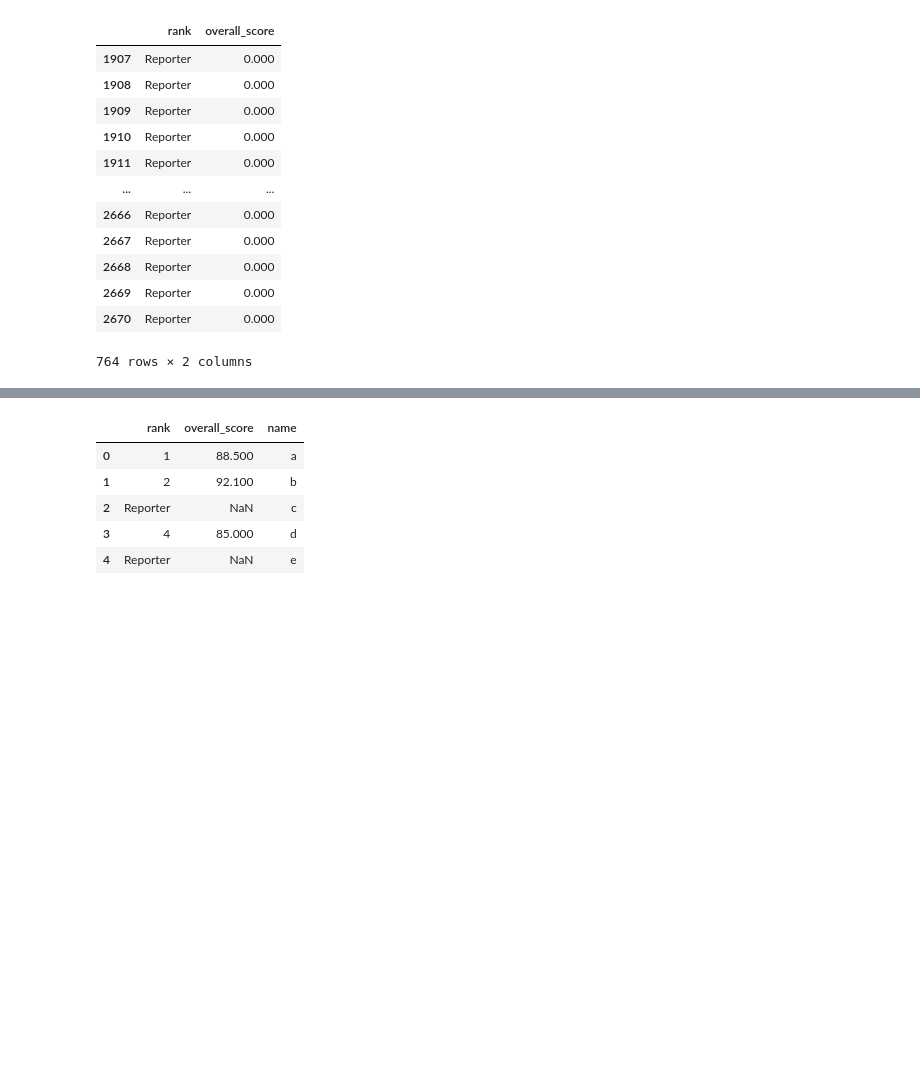
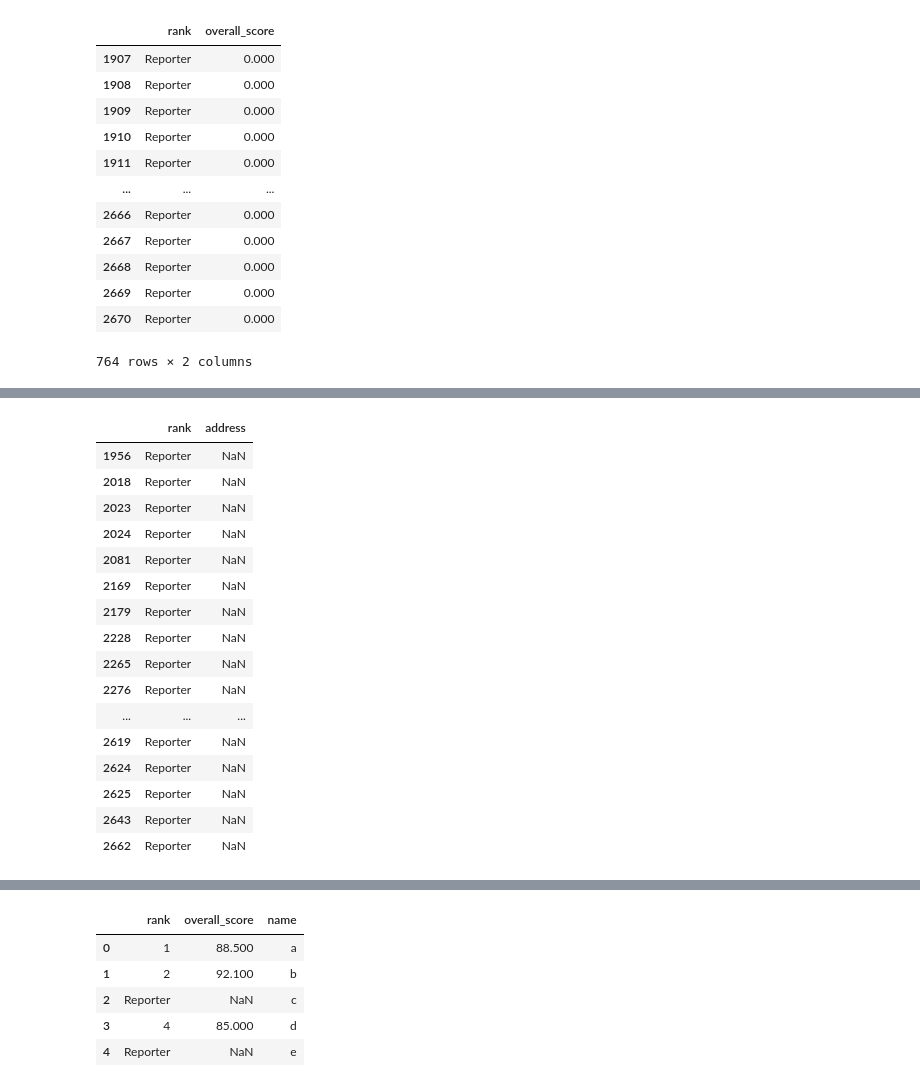
Before and after one commit to MEnesAkpinar/World-University-Ranking-Project, a Jupyter notebook: EDA_world_university_ranking_jupyter.ipynb, the cells around one changed output, grey strips where cells are left out. Drawn from its saved outputs; the diff is of its cells as text; code cells hidden in the pictures; blank space fills up the shorter version.

```diff
--- a/EDA_world_university_ranking_jupyter.ipynb
+++ b/EDA_world_university_ranking_jupyter.ipynb
@@ -354,0 +509,28 @@ df2[df2['rank'] == 'Reporter'].iloc[:, [0,6]]
+# %%
+df_copy = df.copy()
+# %%
+condition_nan_addres = df_copy['address'].isna()
+# %%
+condition_reporter = df['rank'] == 'Reporter'
+# %%
+combined_condition = condition_nan_addres & condition_reporter
+# %%
+df.loc[combined_condition, ['rank', 'address']] =
+# %% [output]
+|  | rank | address |
+| 1956 | Reporter | NaN |
+| 2018 | Reporter | NaN |
+| 2023 | Reporter | NaN |
+| 2024 | Reporter | NaN |
+| 2081 | Reporter | NaN |
+| 2169 | Reporter | NaN |
+| 2179 | Reporter | NaN |
+| 2228 | Reporter | NaN |
+| 2265 | Reporter | NaN |
+| 2276 | Reporter | NaN |
+| ... | ... | ... |
+| 2619 | Reporter | NaN |
+| 2624 | Reporter | NaN |
+| 2625 | Reporter | NaN |
+| 2643 | Reporter | NaN |
+| 2662 | Reporter | NaN |
```
Also changed, not shown: parts of 13 cells of this notebook.
